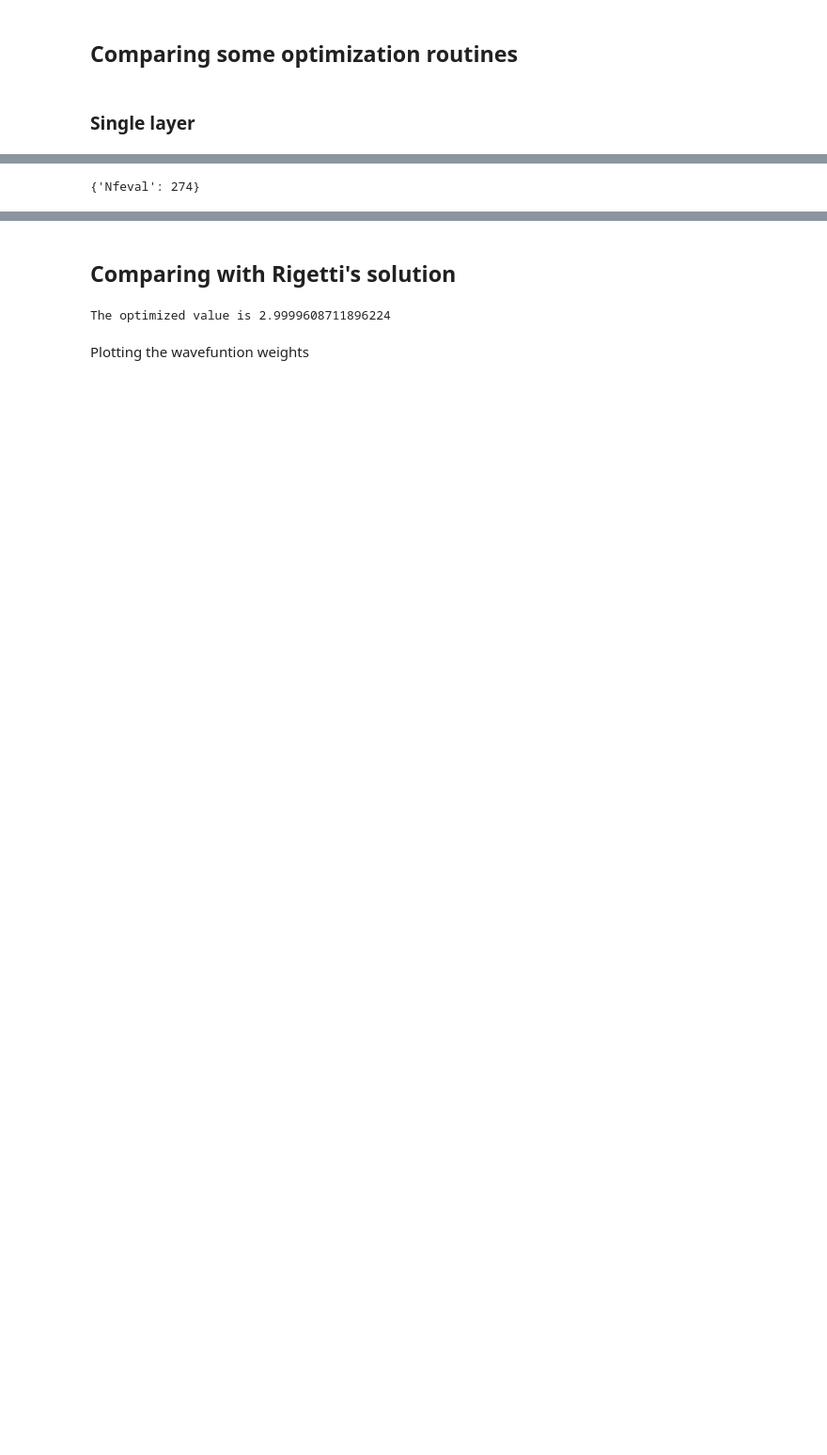
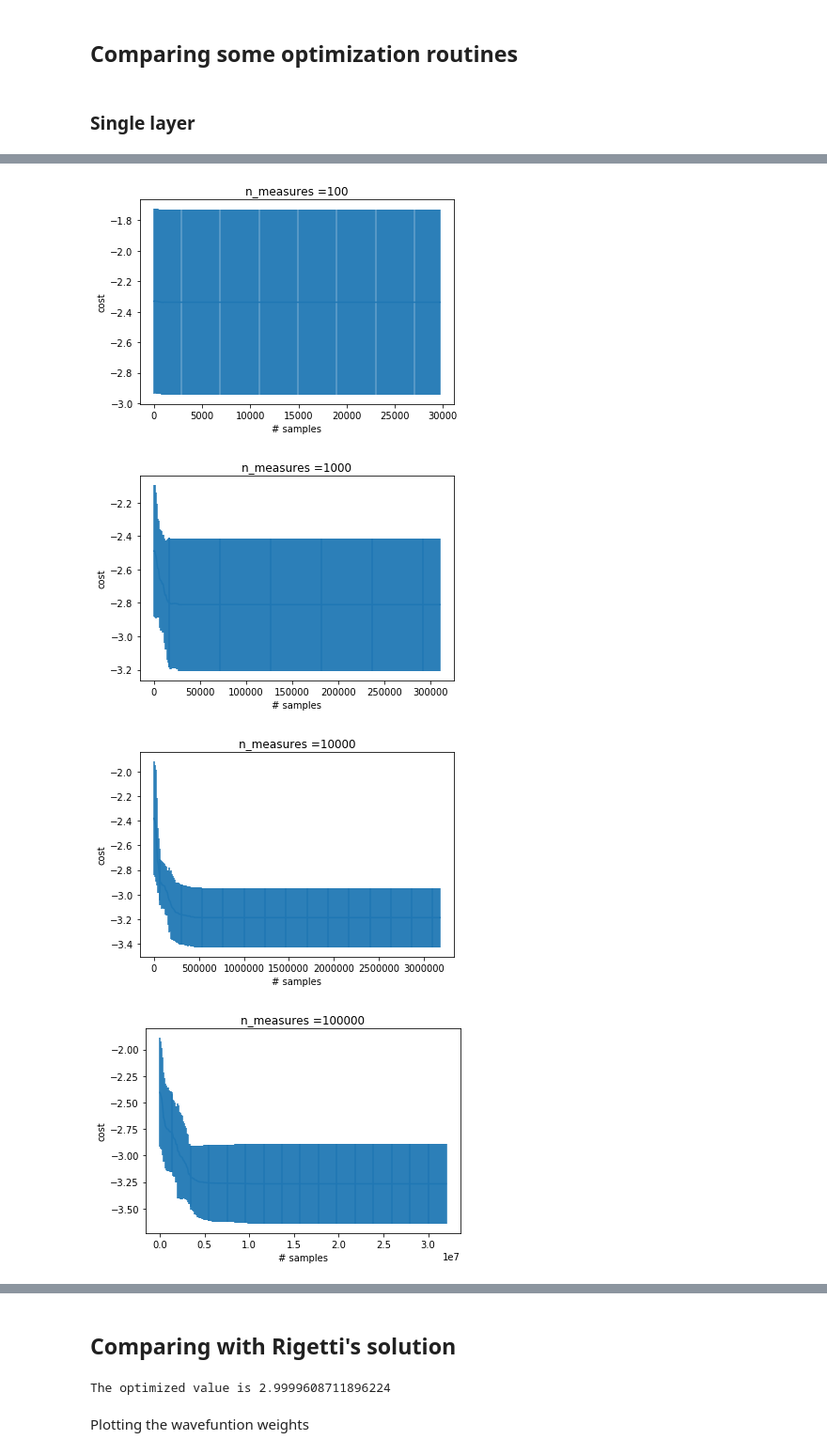
Before and after one commit to ikim-quantum/optimization_sparse, a Jupyter notebook: MaxCut_Isaac.ipynb, the cells around one changed output, grey strips where cells are left out. Shown: that part at 94% size. Saved outputs shown, nothing was run; the diff lists cells and outputs as text; code cells hidden in the pictures; blank space fills up the shorter version.

Commit message:
Sparse optimization working

```diff
--- a/MaxCut_Isaac.ipynb
+++ b/MaxCut_Isaac.ipynb
@@ -40,6 +41,7 @@ def gen_init():
 edges = [[0,1],[1,2],[2,3],[3,0]]
 C = np.sum(gen_cij(edge) for edge in edges)
 B = gen_B()
+C_vals, C_vecs = C.eigenstates()
 # %%
 def gen_U(angles):
     L = len(angles)
@@ -47,12 +49,3 @@ def gen_U(angles):
     βs = angles[int(L/2):]
     U = np.prod([(-1j*βs[i]*B).expm()*(-1j*γs[i]*C).expm() for i in range(int(L/2))])
     return U
-# %%
-def cost(angles,info):
-    U_temp = gen_U(angles)
-    ψ_temp = U_temp*ψ_init
-    energy = -expect(C,ψ_temp) + (np.random.rand() * 2 -1) * 0.05
-
-    info['Nfeval'] += 1
-    print(info, sep=' ', end='\r', flush=True)
-    return energy
@@ -63,6 +103,31 @@ def cost(angles,info):
 # %%
-num_layers = 1
+num_layers = 2
-# %%
-sol_NM = minimize(cost,np.random.rand(2*num_layers),args=({'Nfeval':0}),method='Nelder-Mead',options={'maxiter':100})
-# %% [output]
-{'Nfeval': 274}
+# %%
+n_measures_list = [100,1000,10000,100000]
+n_trials = 10
+stats_NM = []
+
+def callback_NM(x): # The callback function records the "noiseless" value of the cost function.
+    stats_NM_temp.append(cost(x))
+
+for n_measures in n_measures_list:
+    stats_NM = []
+    for i in range(n_trials):
+        # Initialize the history array
+        stats_NM_temp = []
+        # Record the data for n_trials iterations
+        sol_NM = minimize(cost,np.random.rand(2*num_layers),callback=callback_NM,args = (n_measures),method='Nelder-Mead')
+        #sol_NM = sparse_minimize(cost, np.random.rand(2*num_layers), cutoff=100,samples=50, args= 100)
+        stats_NM.append(stats_NM_temp)
+        # Take the number of average and standard deviation
+        mean, std = averaged(stats_NM)
+    plt.errorbar(x=[i * n_measures for i in range(len(mean))], y=mean, yerr=std)
+    plt.title('n_measures ={}'.format(n_measures))
+    plt.xlabel('# samples')
+    plt.ylabel('cost')
+    plt.show()
+# %% [output]
+[figure, added]
+[figure, added]
+[figure, added]
+[figure, added]
```
Also changed, not shown: parts of 35 cells of this notebook, 2 other files.
